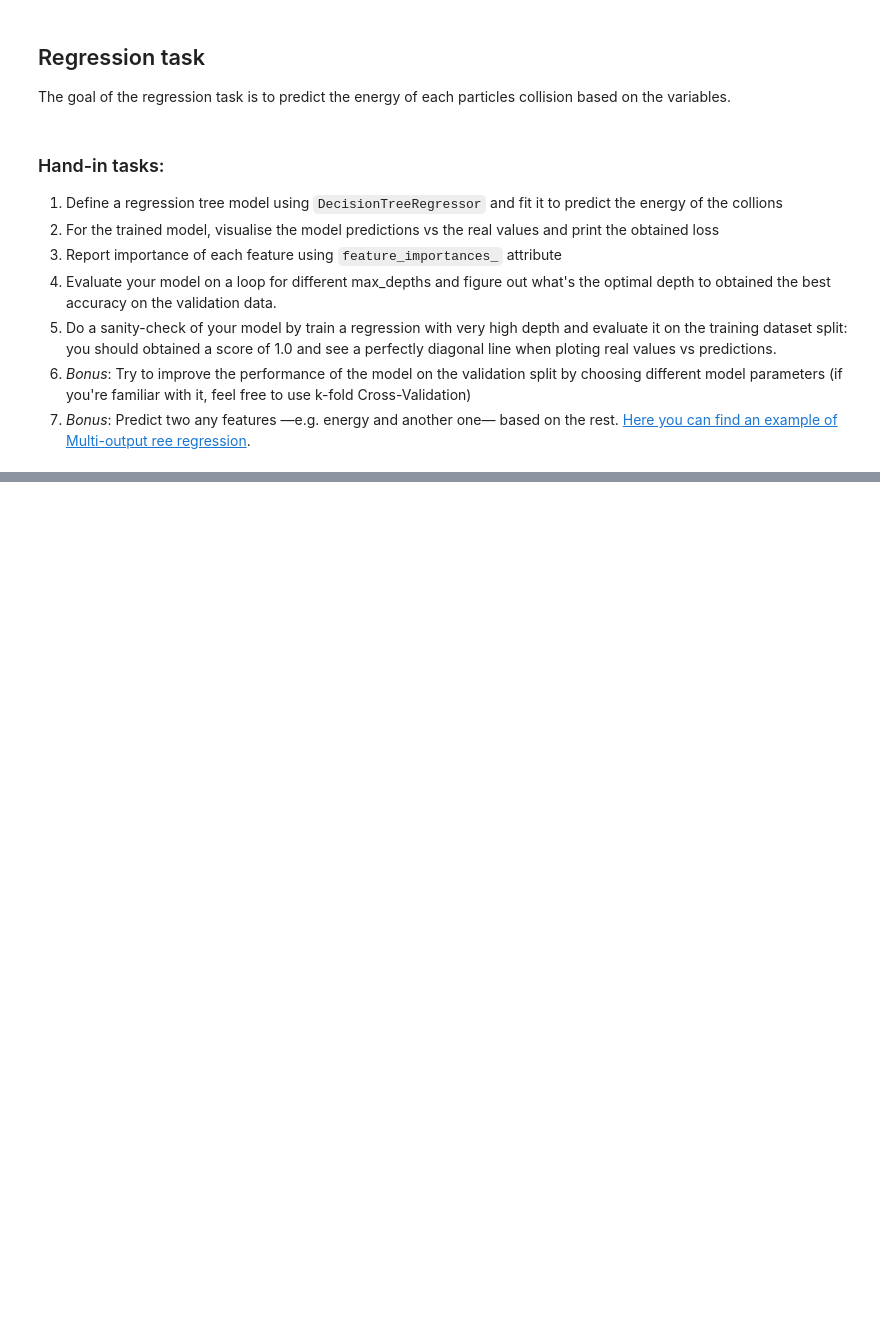
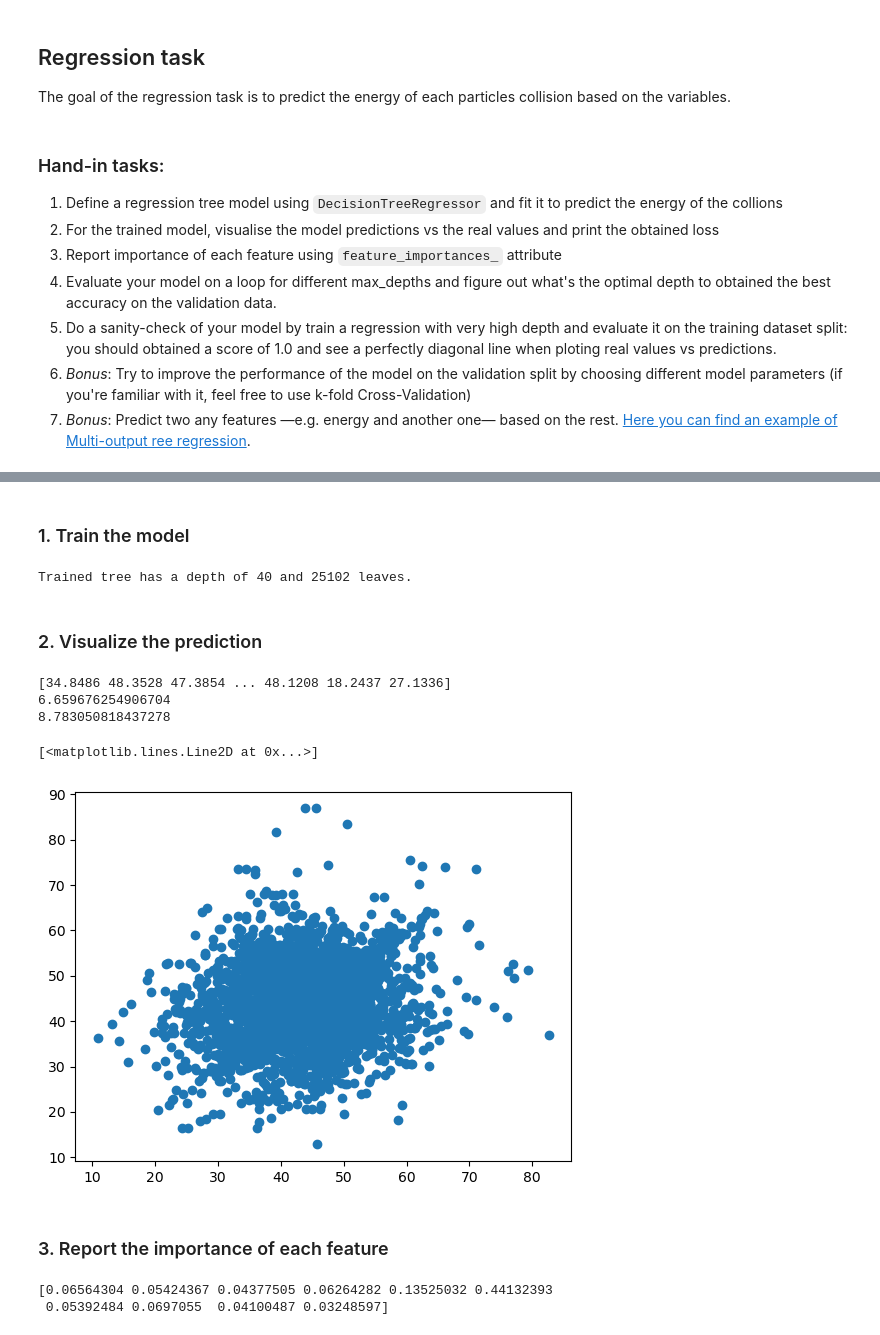
Before and after one commit to Tietgen-ITU/applied-artificial-intelligence, a Jupyter notebook: exercises/lecture-07/DTs_LEPCollisions.ipynb, the cells around one changed output, grey strips where cells are left out. Cells and saved outputs as stored; diff of their text form; code cells hidden in the pictures; blank space fills up the shorter version.

```diff
--- a/exercises/lecture-07/DTs_LEPCollisions.ipynb
+++ b/exercises/lecture-07/DTs_LEPCollisions.ipynb
@@ -89,0 +153,5 @@ The goal of the regression task is to predict the energy of each particles colli
+# %%
+dataset_path = 'data/AlephB_LEP_dataset_v2.csv'
+data = pd.DataFrame(np.genfromtxt(dataset_path, names=True))
+
+data.head()
@@ -89,0 +165,43 @@ The goal of the regression task is to predict the energy of each particles colli
+# %%
+label_cols = ["energy"]
+labels = data[label_cols]
+
+feature_cols = data.columns[(data.columns != 'energy')]
+
+X = data[feature_cols]
+X.head()
+
+X_train, X_val, y_train, y_val = train_test_split(X, labels, test_size=0.25)
+# %% [markdown]
+### 1. Train the model
+# %%
+## Your code here
+
+model = sk.tree.DecisionTreeRegressor(random_state=0, max_depth=40, criterion="squared_error").fit(X_train, y_train)
+print(f"Trained tree has a depth of {model.get_depth()} and {model.get_n_leaves()} leaves.")
+# %% [output]
+Trained tree has a depth of 40 and 25102 leaves.
+# %% [markdown]
+### 2. Visualize the prediction
+# %%
+predictions = model.predict(X_val)
+
+print(predictions)
+
+print(np.mean(abs(np.array(y_val) - predictions)))
+print(np.std(np.array(y_val) - predictions))
+
+plt.plot(np.array(y_val), predictions, 'o')
+# %% [output]
+[34.8486 48.3528 47.3854 ... 48.1208 18.2437 27.1336]
+6.659676254906704
+8.783050818437278
+[<matplotlib.lines.Line2D at 0x...>]
+[figure, added]
+# %% [markdown]
+### 3. Report the importance of each feature
+# %%
+print(model.feature_importances_)
+# %% [output]
+[0.06564304 0.05424367 0.04377505 0.06264282 0.13525032 0.44132393
+ 0.05392484 0.0697055  0.04100487 0.03248597]
```
Also changed, not shown: parts of 10 cells of this notebook, 1 other file.
